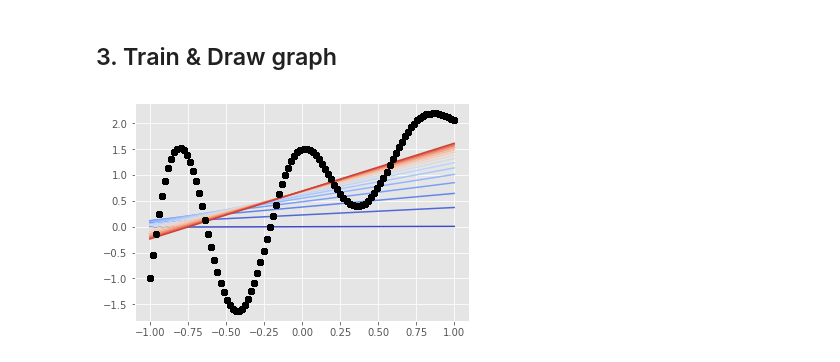
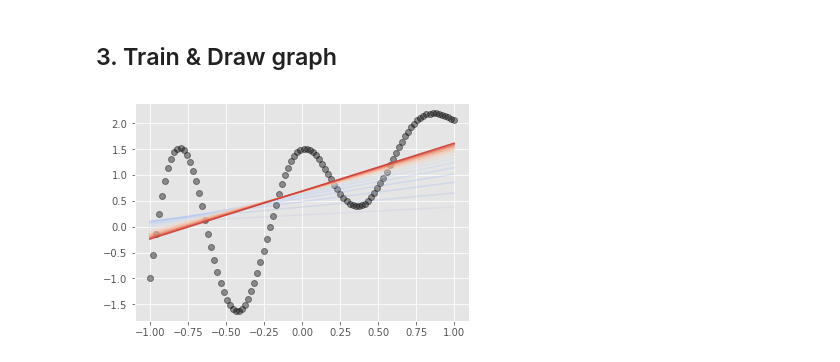
Before and after one commit to goddoe/ml-lecture, a Jupyter notebook: notebook/2_linear_regression.ipynb, the cells around one changed output. Drawn from its saved outputs; the diff is of its cells as text; code cells hidden in the pictures.

```diff
--- a/notebook/2_linear_regression.ipynb
+++ b/notebook/2_linear_regression.ipynb
@@ -82,26 +82,26 @@ with tf.variable_scope('linear_model'):
 # %%
 lr = 0.001
 n_epoch = 3000
 
 draw_interval = 200
 plt.cla()
+plt.plot(X_train, Y_train, 'ro', alpha=0.4, label="origin", color="black")
 
 cmap = plt.get_cmap('coolwarm')
 c_norm = colors.Normalize(vmin=0, vmax=n_epoch)
 scalar_map = cmx.ScalarMappable(norm=c_norm, cmap=cmap)
 
 sess = tf.Session()
 sess.run(init)
 for epoch_i in range(n_epoch):
     _ = sess.run(optimizer, feed_dict={X:X_train,
                                    Y:Y_train,
                                    learning_rate:lr})
     if epoch_i % draw_interval == 0 :
         X_show = X_train.copy()
         Y_show = sess.run(Y_pred,
                           feed_dict={X:X_show})
 
-        plt.plot(X_show, Y_show, label="pred", color=scalar_map.to_rgba(epoch_i))
-        plt.plot(X_train, Y_train, 'ro', label="origin", color="black")
+        plt.plot(X_show, Y_show, alpha=epoch_i/n_epoch, color=scalar_map.to_rgba(epoch_i))
 # %% [output]
-[figure, old version]
+[figure, new version]
```
Also changed, not shown: parts of 1 cell of this notebook, 4 other files.
